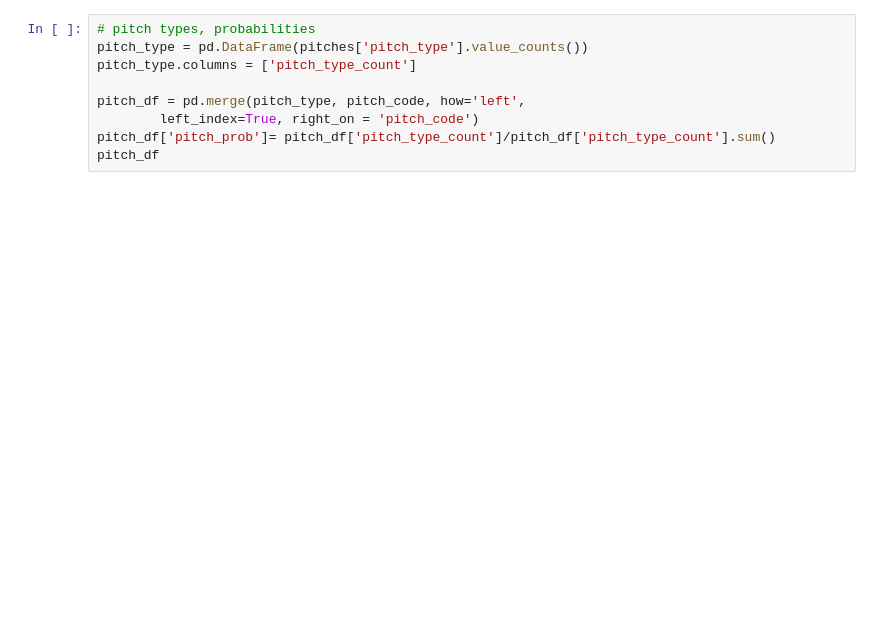
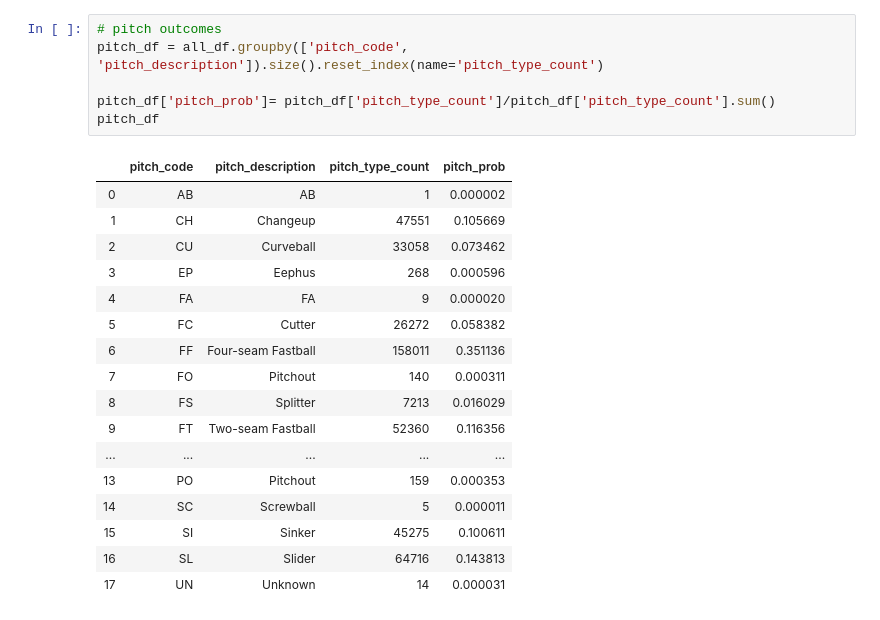
Before and after one commit to qdav/IS6733, a Jupyter notebook: pitch_prediction.ipynb, the cells around one changed output. Saved outputs shown, nothing was run; the diff lists cells and outputs as text; blank space fills up the shorter version.

```diff
--- a/pitch_prediction.ipynb
+++ b/pitch_prediction.ipynb
@@ -91,12 +298,27 @@ plt.show()
-# %%
-# pitch types, probabilities
-pitch_type = pd.DataFrame(pitches['pitch_type'].value_counts())
-pitch_type.columns = ['pitch_type_count']
-
-pitch_df = pd.merge(pitch_type, pitch_code, how='left',
-        left_index=True, right_on = 'pitch_code')
-pitch_df['pitch_prob']= pitch_df['pitch_type_count']/pitch_df['pitch_type_count'].sum()
-pitch_df
+# %%
+# pitch outcomes
+pitch_df = all_df.groupby(['pitch_code', 'pitch_description']).size().reset_index(name='pitch_type_count')
+
+pitch_df['pitch_prob']= pitch_df['pitch_type_count']/pitch_df['pitch_type_count'].sum()
+pitch_df
+# %% [output]
+|  | pitch_code | pitch_description | pitch_type_count | pitch_prob |
+| 0 | AB | AB | 1 | 0.000002 |
+| 1 | CH | Changeup | 47551 | 0.105669 |
+| 2 | CU | Curveball | 33058 | 0.073462 |
+| 3 | EP | Eephus | 268 | 0.000596 |
+| 4 | FA | FA | 9 | 0.000020 |
+| 5 | FC | Cutter | 26272 | 0.058382 |
+| 6 | FF | Four-seam Fastball | 158011 | 0.351136 |
+| 7 | FO | Pitchout | 140 | 0.000311 |
+| 8 | FS | Splitter | 7213 | 0.016029 |
+| 9 | FT | Two-seam Fastball | 52360 | 0.116356 |
+| ... | ... | ... | ... | ... |
+| 13 | PO | Pitchout | 159 | 0.000353 |
+| 14 | SC | Screwball | 5 | 0.000011 |
+| 15 | SI | Sinker | 45275 | 0.100611 |
+| 16 | SL | Slider | 64716 | 0.143813 |
+| 17 | UN | Unknown | 14 | 0.000031 |
 # %%
 # bar chart of pitch types
 objects = pitch_df.pitch_description
```
Also changed, not shown: parts of 39 cells of this notebook.
